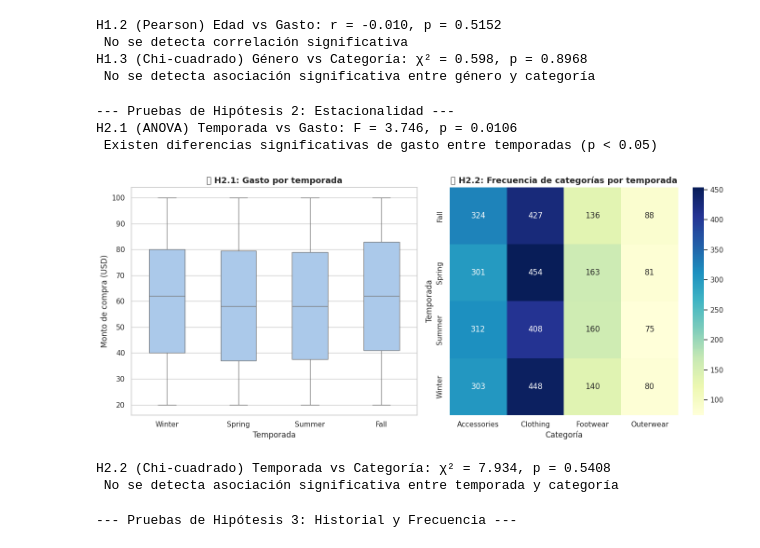
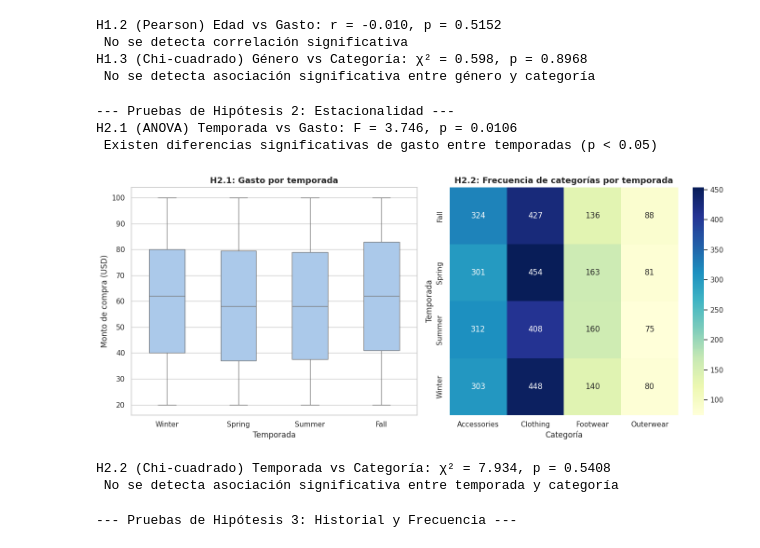
Before and after one commit to Azwraithz/Coderhouse-DataScience-C77695, a Jupyter notebook: Proyecto_Final_Morales_Luis.ipynb, the cells around one changed output. Drawn from its saved outputs; the diff is of its cells as text; code cells hidden in the pictures.

```diff
--- a/Proyecto_Final_Morales_Luis.ipynb
+++ b/Proyecto_Final_Morales_Luis.ipynb
@@ -1074,7 +1074,7 @@ sns.boxplot(
     width=0.5,
     flierprops=dict(marker='o', markersize=6, markerfacecolor='red', alpha=0.6)
 )
-plt.title('💸 H2.1: Gasto por temporada', fontsize=13, fontweight='bold')
+plt.title('H2.1: Gasto por temporada', fontsize=13, fontweight='bold')
 plt.xlabel('Temporada')
 plt.ylabel('Monto de compra (USD)')
 
@@ -1090,35 +1090,35 @@ else:
     print("\033[1;33m No se detectan diferencias significativas entre temporadas\033[0m")
 
 # H2.2: Temporada vs Categoría (Chi-cuadrado)
 # ==============================
 plt.subplot(1, 2, 2)
 sns.heatmap(
     pd.crosstab(df['Season'], df['Category']),
     annot=True,
     cmap="YlGnBu",
     fmt="d"
 )
-plt.title('📊 H2.2: Frecuencia de categorías por temporada', fontsize=13, fontweight='bold')
+plt.title('H2.2: Frecuencia de categorías por temporada', fontsize=13, fontweight='bold')
 plt.xlabel('Categoría')
 plt.ylabel('Temporada')
 
 plt.tight_layout()
 plt.show()
 
 # --- Chi-cuadrado ---
 crosstab_season = pd.crosstab(df['Season'], df['Category'])
 chi2_s, p_value_chi2_s, _, _ = stats.chi2_contingency(crosstab_season)
 
 print(f"\033[1;36mH2.2 (Chi-cuadrado) Temporada vs Categoría:\033[0m χ² = {chi2_s:.3f}, p = {p_value_chi2_s:.4f}")
 if p_value_chi2_s < 0.05:
     print("\033[1;32m Existe asociación significativa entre temporada y categoría (p < 0.05)\033[0m")
 else:
     print("\033[1;33m No se detecta asociación significativa entre temporada y categoría\033[0m")
 # %% [output]
 --- Pruebas de Hipótesis 2: Estacionalidad ---
 H2.1 (ANOVA) Temporada vs Gasto: F = 3.746, p = 0.0106
  Existen diferencias significativas de gasto entre temporadas (p < 0.05)
-[figure, old version]
+[figure, new version]
 H2.2 (Chi-cuadrado) Temporada vs Categoría: χ² = 7.934, p = 0.5408
  No se detecta asociación significativa entre temporada y categoría
 # %%
```
Also changed, not shown: parts of 4 cells of this notebook.
